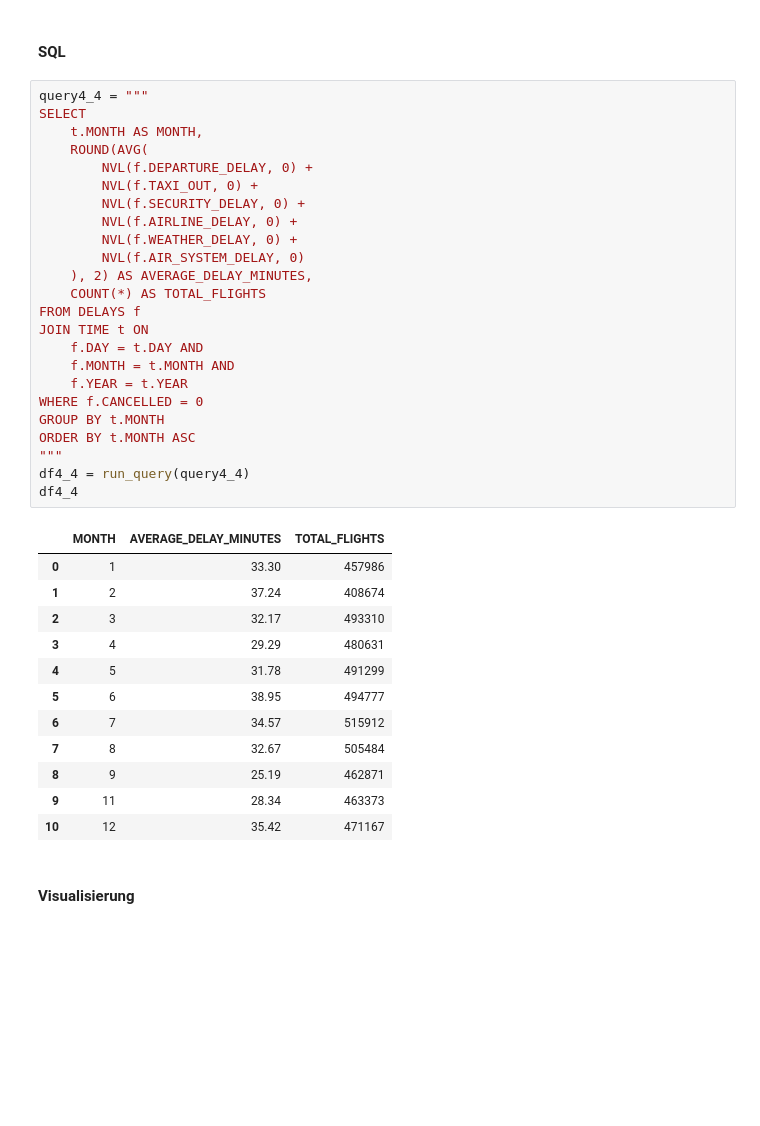
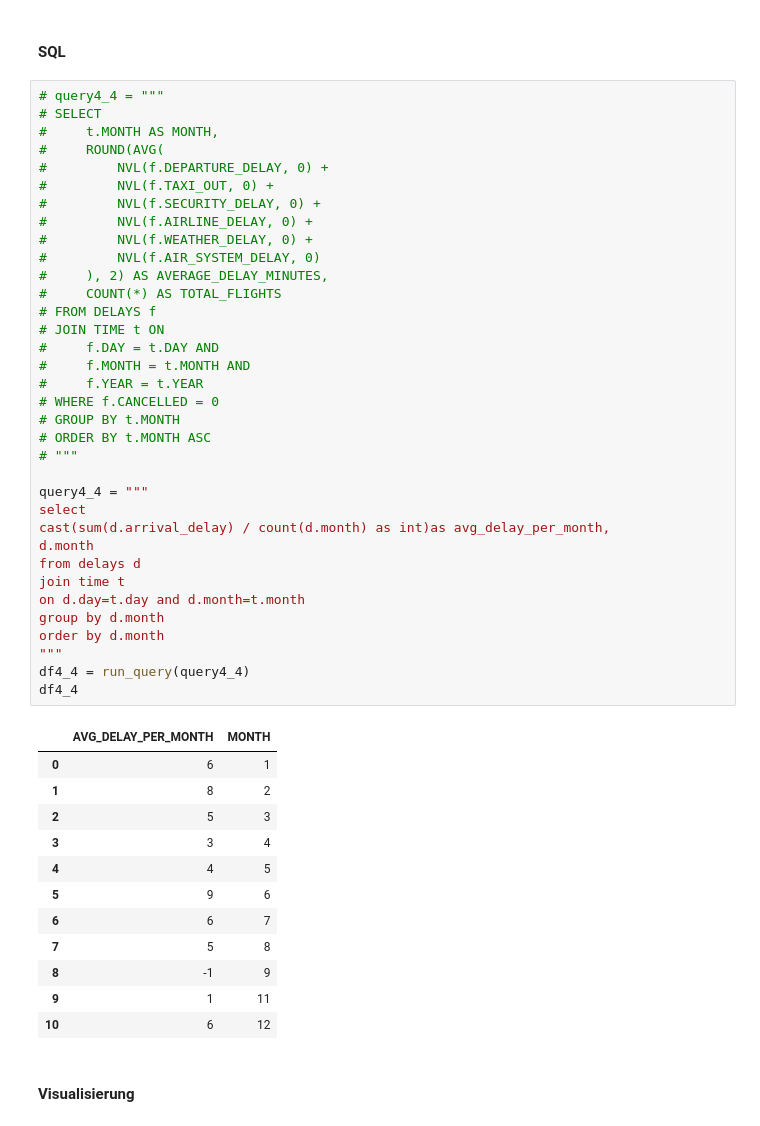
Before and after one commit to Oreo7985/HU-Data-Warehousing, a Jupyter notebook: uebung3/Python-Oracle-Pandas-Primer/Ueb3.ipynb, the cells around one changed output. Cells and saved outputs as stored; diff of their text form; blank space fills up the shorter version.

```diff
--- a/uebung3/Python-Oracle-Pandas-Primer/Ueb3-Primer-pandas-oracle.ipynb
+++ b/uebung3/Python-Oracle-Pandas-Primer/Ueb3.ipynb
@@ -556,42 +551,53 @@ print(df4_3.to_string())
 # %% [markdown]
 #### SQL
 # %%
+# query4_4 = """
+# SELECT
+#     t.MONTH AS MONTH,
+#     ROUND(AVG(
+#         NVL(f.DEPARTURE_DELAY, 0) +
+#         NVL(f.TAXI_OUT, 0) +
+#         NVL(f.SECURITY_DELAY, 0) +
+#         NVL(f.AIRLINE_DELAY, 0) +
+#         NVL(f.WEATHER_DELAY, 0) +
+#         NVL(f.AIR_SYSTEM_DELAY, 0)
+#     ), 2) AS AVERAGE_DELAY_MINUTES,
+#     COUNT(*) AS TOTAL_FLIGHTS
+# FROM DELAYS f
+# JOIN TIME t ON
+#     f.DAY = t.DAY AND
+#     f.MONTH = t.MONTH AND
+#     f.YEAR = t.YEAR
+# WHERE f.CANCELLED = 0
+# GROUP BY t.MONTH
+# ORDER BY t.MONTH ASC
+# """
+
 query4_4 = """
-SELECT
-    t.MONTH AS MONTH,
-    ROUND(AVG(
-        NVL(f.DEPARTURE_DELAY, 0) +
-        NVL(f.TAXI_OUT, 0) +
-        NVL(f.SECURITY_DELAY, 0) +
-        NVL(f.AIRLINE_DELAY, 0) +
-        NVL(f.WEATHER_DELAY, 0) +
-        NVL(f.AIR_SYSTEM_DELAY, 0)
-    ), 2) AS AVERAGE_DELAY_MINUTES,
-    COUNT(*) AS TOTAL_FLIGHTS
-FROM DELAYS f
-JOIN TIME t ON
-    f.DAY = t.DAY AND
-    f.MONTH = t.MONTH AND
-    f.YEAR = t.YEAR
-WHERE f.CANCELLED = 0
-GROUP BY t.MONTH
-ORDER BY t.MONTH ASC
+select
+cast(sum(d.arrival_delay) / count(d.month) as int)as avg_delay_per_month,
+d.month
+from delays d
+join time t
+on d.day=t.day and d.month=t.month
+group by d.month
+order by d.month
 """
 df4_4 = run_query(query4_4)
 df4_4
 # %% [output]
-|  | MONTH | AVERAGE_DELAY_MINUTES | TOTAL_FLIGHTS |
-| 0 | 1 | 33.30 | 457986 |
-| 1 | 2 | 37.24 | 408674 |
-| 2 | 3 | 32.17 | 493310 |
-| 3 | 4 | 29.29 | 480631 |
-| 4 | 5 | 31.78 | 491299 |
-| 5 | 6 | 38.95 | 494777 |
-| 6 | 7 | 34.57 | 515912 |
-| 7 | 8 | 32.67 | 505484 |
-| 8 | 9 | 25.19 | 462871 |
-| 9 | 11 | 28.34 | 463373 |
-| 10 | 12 | 35.42 | 471167 |
+|  | AVG_DELAY_PER_MONTH | MONTH |
+| 0 | 6 | 1 |
+| 1 | 8 | 2 |
+| 2 | 5 | 3 |
+| 3 | 3 | 4 |
+| 4 | 4 | 5 |
+| 5 | 9 | 6 |
+| 6 | 6 | 7 |
+| 7 | 5 | 8 |
+| 8 | -1 | 9 |
+| 9 | 1 | 11 |
+| 10 | 6 | 12 |
 # %% [markdown]
 #### Visualisierung
 # %% [markdown]
```
Also changed, not shown: parts of 22 cells of this notebook, 8 other files.
